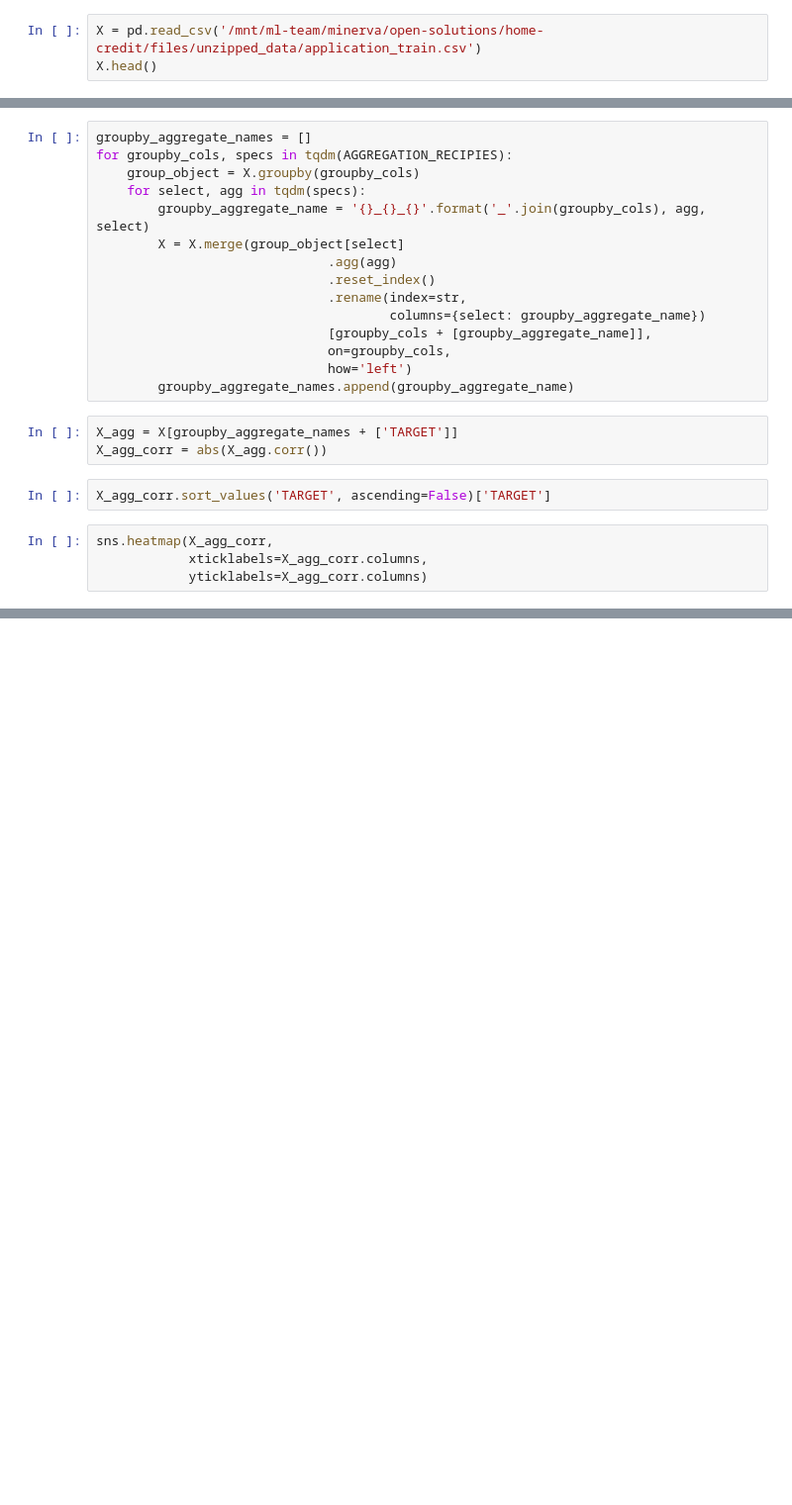
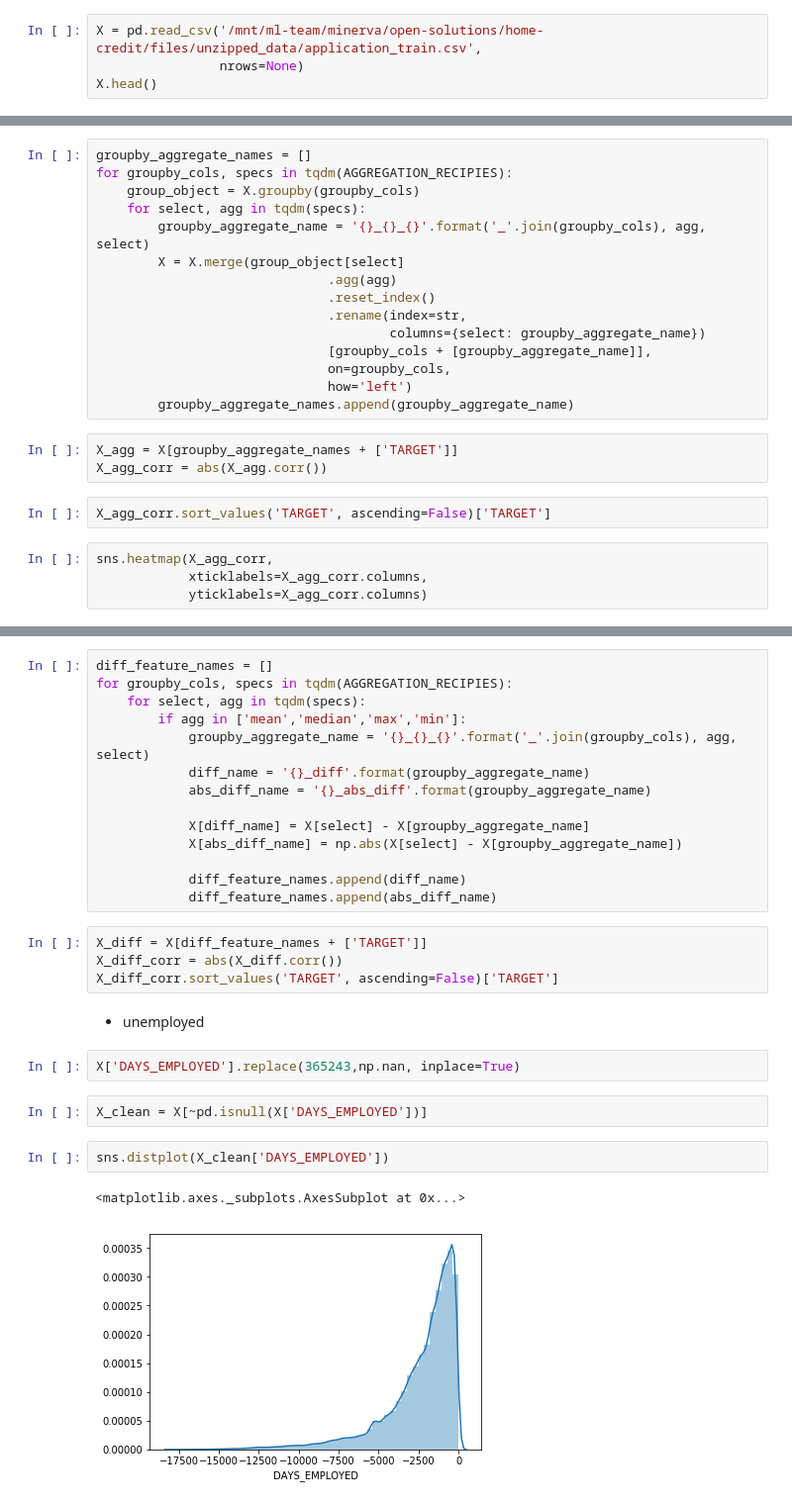
Before and after one commit to minerva-ml/open-solution-home-credit, a Jupyter notebook: notebooks/eda-application.ipynb, the cells around one changed output, grey strips where cells are left out. Shown at 99% size. Drawn from its saved outputs; the diff is of its cells as text; blank space fills up the shorter version.

```diff
--- a/notebooks/eda-application.ipynb
+++ b/notebooks/eda-application.ipynb
@@ -6,5 +6,6 @@ from sklearn.externals import joblib
 %matplotlib inline
 import seaborn as sns
 # %%
-X = pd.read_csv('/mnt/ml-team/minerva/open-solutions/home-credit/files/unzipped_data/application_train.csv')
+X = pd.read_csv('/mnt/ml-team/minerva/open-solutions/home-credit/files/unzipped_data/application_train.csv',
+                nrows=None)
 X.head()
@@ -152,0 +161,29 @@ sns.heatmap(X_agg_corr,
+# %%
+diff_feature_names = []
+for groupby_cols, specs in tqdm(AGGREGATION_RECIPIES):
+    for select, agg in tqdm(specs):
+        if agg in ['mean','median','max','min']:
+            groupby_aggregate_name = '{}_{}_{}'.format('_'.join(groupby_cols), agg, select)
+            diff_name = '{}_diff'.format(groupby_aggregate_name)
+            abs_diff_name = '{}_abs_diff'.format(groupby_aggregate_name)
+
+            X[diff_name] = X[select] - X[groupby_aggregate_name]
+            X[abs_diff_name] = np.abs(X[select] - X[groupby_aggregate_name])
+
+            diff_feature_names.append(diff_name)
+            diff_feature_names.append(abs_diff_name)
+# %%
+X_diff = X[diff_feature_names + ['TARGET']]
+X_diff_corr = abs(X_diff.corr())
+X_diff_corr.sort_values('TARGET', ascending=False)['TARGET']
+# %% [markdown]
+* unemployed
+# %%
+X['DAYS_EMPLOYED'].replace(365243,np.nan, inplace=True)
+# %%
+X_clean = X[~pd.isnull(X['DAYS_EMPLOYED'])]
+# %%
+sns.distplot(X_clean['DAYS_EMPLOYED'])
+# %% [output]
+<matplotlib.axes._subplots.AxesSubplot at 0x...>
+[figure, added]
```
Also changed, not shown: parts of 11 cells of this notebook, 1 other file.
